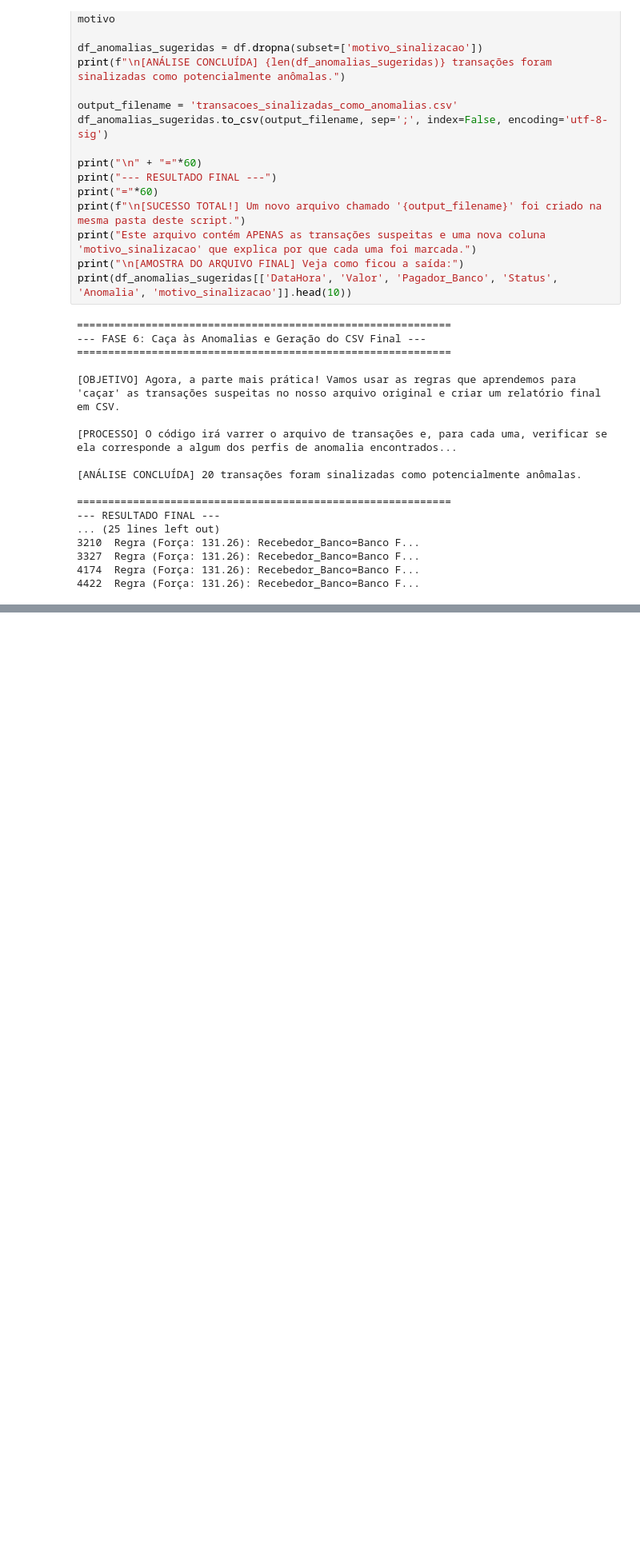
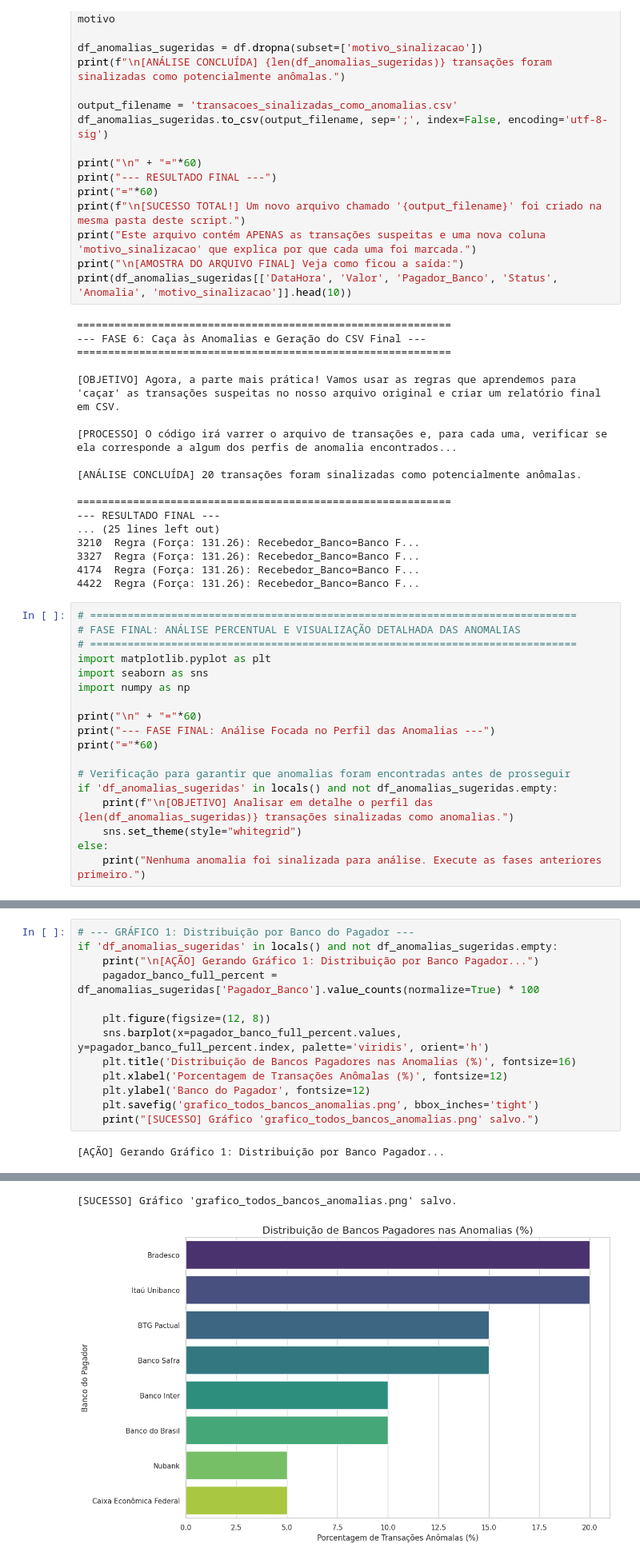
Before and after one commit to Namem/analisePix, a Jupyter notebook: analise_fraude_pix.ipynb, the cells around one changed output, grey strips where cells are left out. Shown at 80% size. Cells and saved outputs as stored; diff of their text form; blank space fills up the shorter version.

```diff
--- a/analise_fraude_pix.ipynb
+++ b/analise_fraude_pix.ipynb
@@ -254,3 +273,21 @@ print(df_anomalias_sugeridas[['DataHora', 'Valor', 'Pagador_Banco', 'Status', 'A
 3327  Regra (Força: 131.26): Recebedor_Banco=Banco F...
 4174  Regra (Força: 131.26): Recebedor_Banco=Banco F...
 4422  Regra (Força: 131.26): Recebedor_Banco=Banco F...
+# %%
+# ==============================================================================
+# FASE FINAL: ANÁLISE PERCENTUAL E VISUALIZAÇÃO DETALHADA DAS ANOMALIAS
+# ==============================================================================
+import matplotlib.pyplot as plt
+import seaborn as sns
+import numpy as np
+
+print("\n" + "="*60)
+print("--- FASE FINAL: Análise Focada no Perfil das Anomalias ---")
+print("="*60)
+
+# Verificação para garantir que anomalias foram encontradas antes de prosseguir
+if 'df_anomalias_sugeridas' in locals() and not df_anomalias_sugeridas.empty:
+    print(f"\n[OBJETIVO] Analisar em detalhe o perfil das {len(df_anomalias_sugeridas)} transações sinalizadas como anomalias.")
+    sns.set_theme(style="whitegrid")
+else:
+    print("Nenhuma anomalia foi sinalizada para análise. Execute as fases anteriores primeiro.")
@@ -256,0 +300,15 @@ print(df_anomalias_sugeridas[['DataHora', 'Valor', 'Pagador_Banco', 'Status', 'A
+# %%
+# --- GRÁFICO 1: Distribuição por Banco do Pagador ---
+if 'df_anomalias_sugeridas' in locals() and not df_anomalias_sugeridas.empty:
+    print("\n[AÇÃO] Gerando Gráfico 1: Distribuição por Banco Pagador...")
+    pagador_banco_full_percent = df_anomalias_sugeridas['Pagador_Banco'].value_counts(normalize=True) * 100
+
+    plt.figure(figsize=(12, 8))
+    sns.barplot(x=pagador_banco_full_percent.values, y=pagador_banco_full_percent.index, palette='viridis', orient='h')
+    plt.title('Distribuição de Bancos Pagadores nas Anomalias (%)', fontsize=16)
+    plt.xlabel('Porcentagem de Transações Anômalas (%)', fontsize=12)
+    plt.ylabel('Banco do Pagador', fontsize=12)
+    plt.savefig('grafico_todos_bancos_anomalias.png', bbox_inches='tight')
+    print("[SUCESSO] Gráfico 'grafico_todos_bancos_anomalias.png' salvo.")
+# %% [output]
+[AÇÃO] Gerando Gráfico 1: Distribuição por Banco Pagador...
@@ -256,0 +318,2 @@ print(df_anomalias_sugeridas[['DataHora', 'Valor', 'Pagador_Banco', 'Status', 'A
+[SUCESSO] Gráfico 'grafico_todos_bancos_anomalias.png' salvo.
+[figure, added]
```
Also changed, not shown: parts of 9 cells of this notebook.
